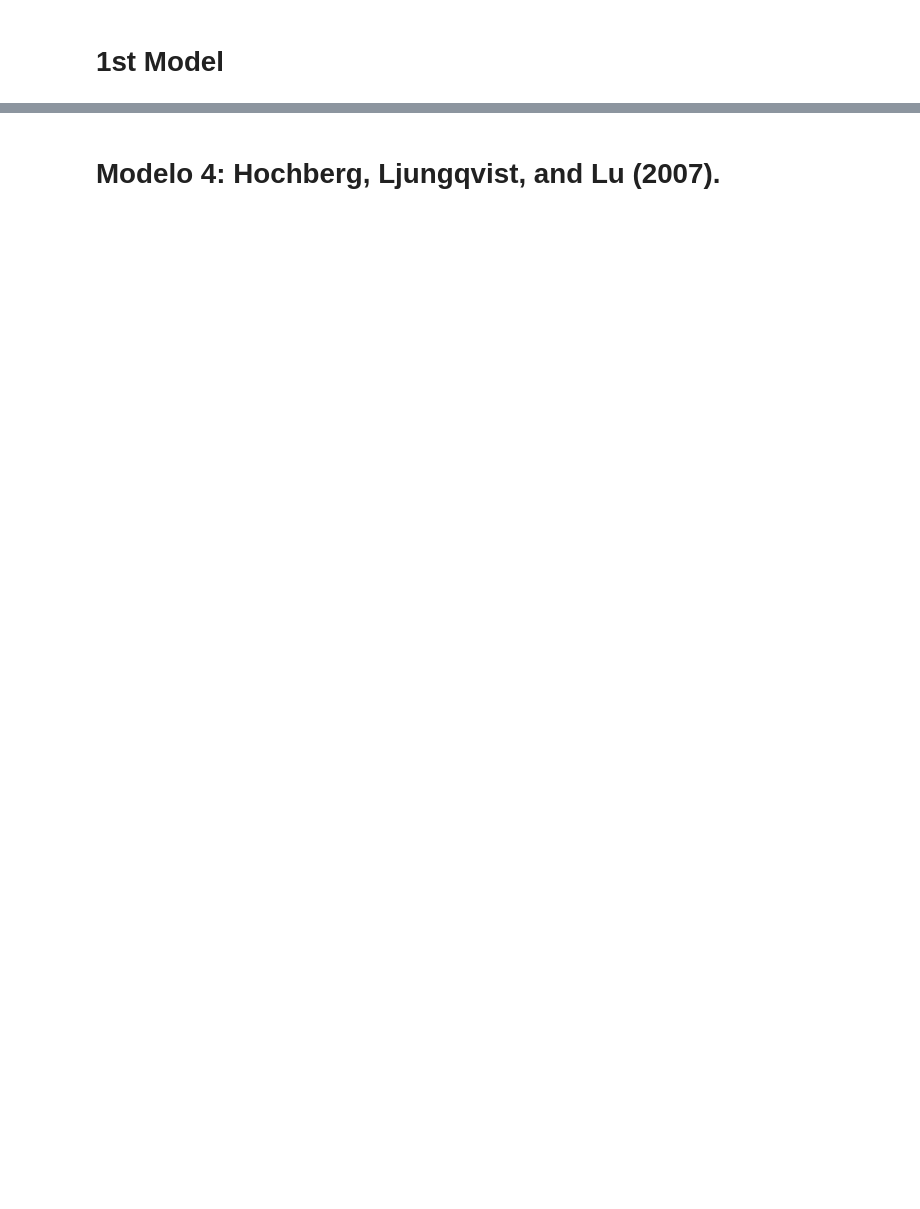
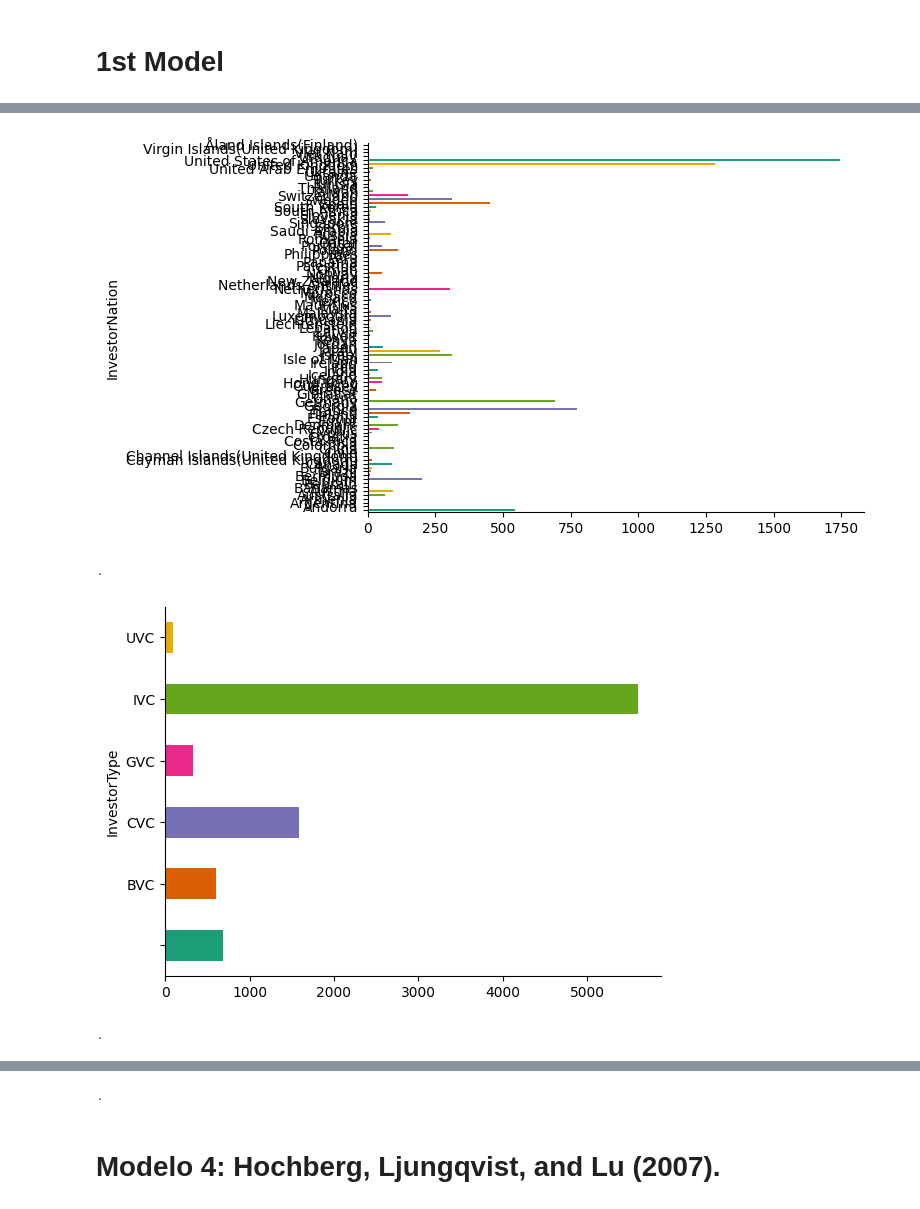
Before and after one commit to andresrokp/venture-capital-analytics, a Jupyter notebook: CV_rep_analitycs.ipynb, the cells around one changed output, grey strips where cells are left out. Cells and saved outputs as stored; diff of their text form; code cells hidden in the pictures; blank space fills up the shorter version.

```diff
--- a/CV_rep_analitycs.ipynb
+++ b/CV_rep_analitycs.ipynb
@@ -181,13 +294,18 @@ df_Investments_merge_clean_collapsed_top25
 # %%
-df_Investments_merge_clean_collapsed_top25.groupby('InvestorNation').size().plot(kind='barh', color=sns.palettes.mpl_palette('Dark2'))
+df_interesante_1_collapsed.groupby('InvestorNation').size().plot(kind='barh', color=sns.palettes.mpl_palette('Dark2'))
 plt.gca().spines[['top', 'right',]].set_visible(False)
 plt.show()
 print('.')
-df_Investments_merge_clean_collapsed_top25.groupby('InvestorType').size().plot(kind='barh', color=sns.palettes.mpl_palette('Dark2'))
+df_interesante_1_collapsed.groupby('InvestorType').size().plot(kind='barh', color=sns.palettes.mpl_palette('Dark2'))
 plt.gca().spines[['top', 'right',]].set_visible(False)
 plt.show()
 print('.')
-df_Investments_merge_clean_collapsed_top25['InvestorCount'].plot(kind='line', figsize=(8, 4), title='InvestorCount')
+df_interesante_1_collapsed['InvestorCount'].plot(kind='line', figsize=(8, 4), title='InvestorCount')
 plt.gca().spines[['top', 'right']].set_visible(False)
 plt.show()
 print('.')
+# %% [output]
+[figure, added]
+.
+[figure, added]
+.
@@ -194,3 +313,4 @@ print('.')
+.
 # %% [markdown]
 # Modelo 4: Hochberg, Ljungqvist, and Lu (2007).
 # %%
```
Also changed, not shown: parts of 15 cells of this notebook.
